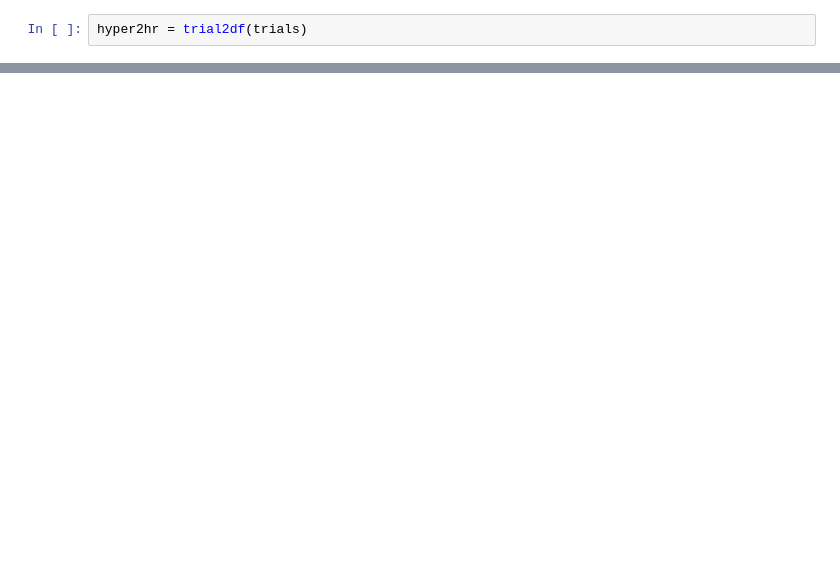
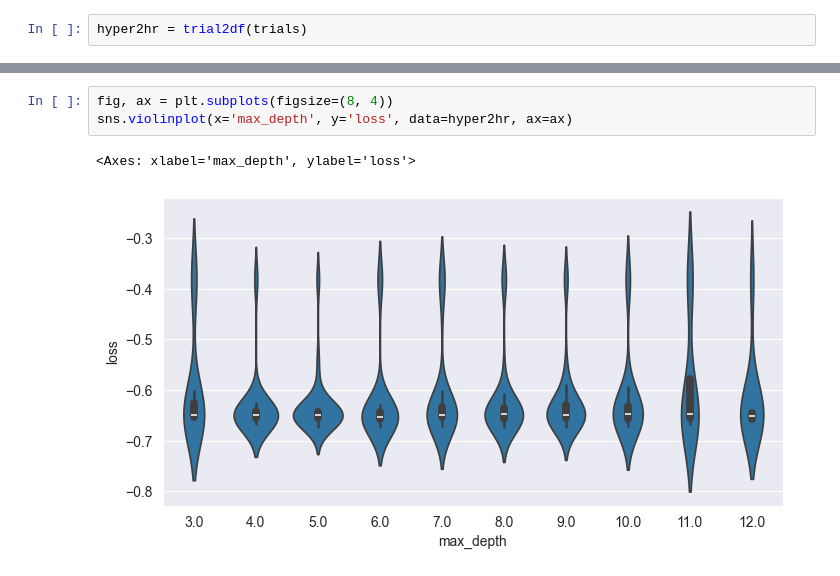
Before and after one commit to kamil0920/aws_football, a Jupyter notebook: local/hypertunning_model.ipynb, the cells around one changed output, grey strips where cells are left out. Cells and saved outputs as stored; diff of their text form; blank space fills up the shorter version.

```diff
--- a/local/hypertunning_model.ipynb
+++ b/local/hypertunning_model.ipynb
@@ -406,0 +351,6 @@ visualise_learning_curves(X_train, X_val, y_train, y_val, adjusted_hyperparams)
+# %%
+fig, ax = plt.subplots(figsize=(8, 4))
+sns.violinplot(x='max_depth', y='loss', data=hyper2hr, ax=ax)
+# %% [output]
+<Axes: xlabel='max_depth', ylabel='loss'>
+[figure, added]
```
Also changed, not shown: parts of 22 cells of this notebook.
